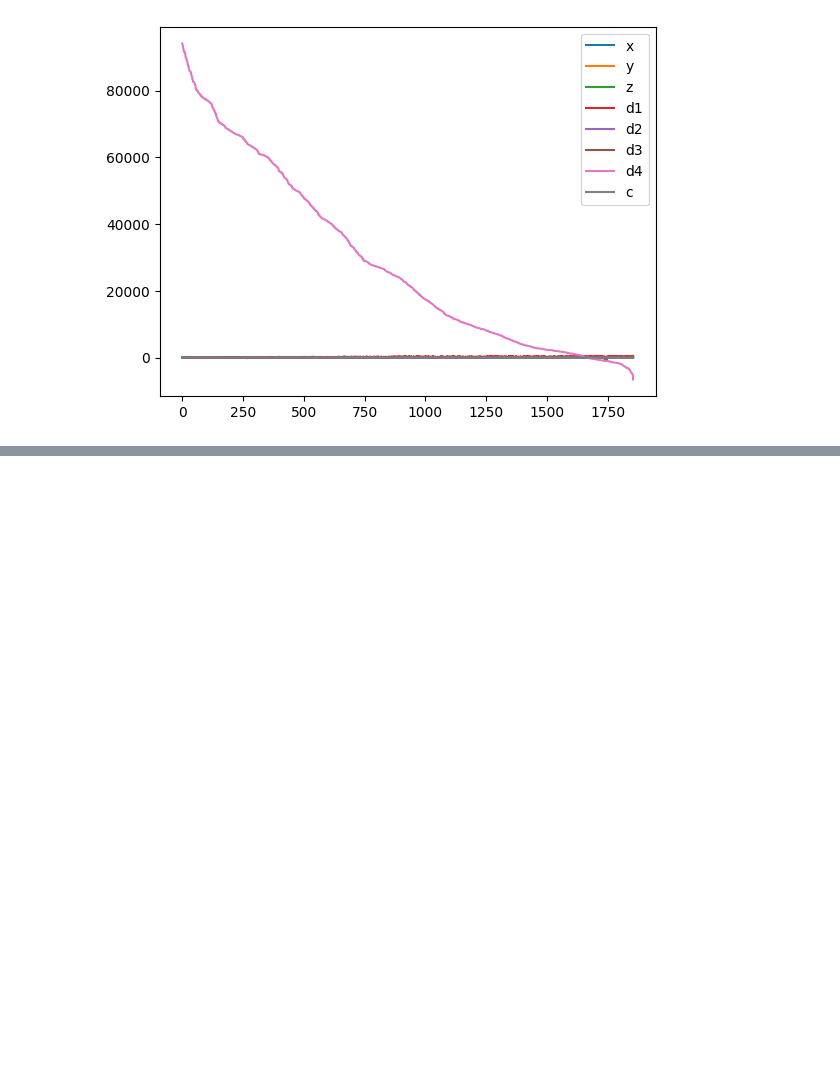
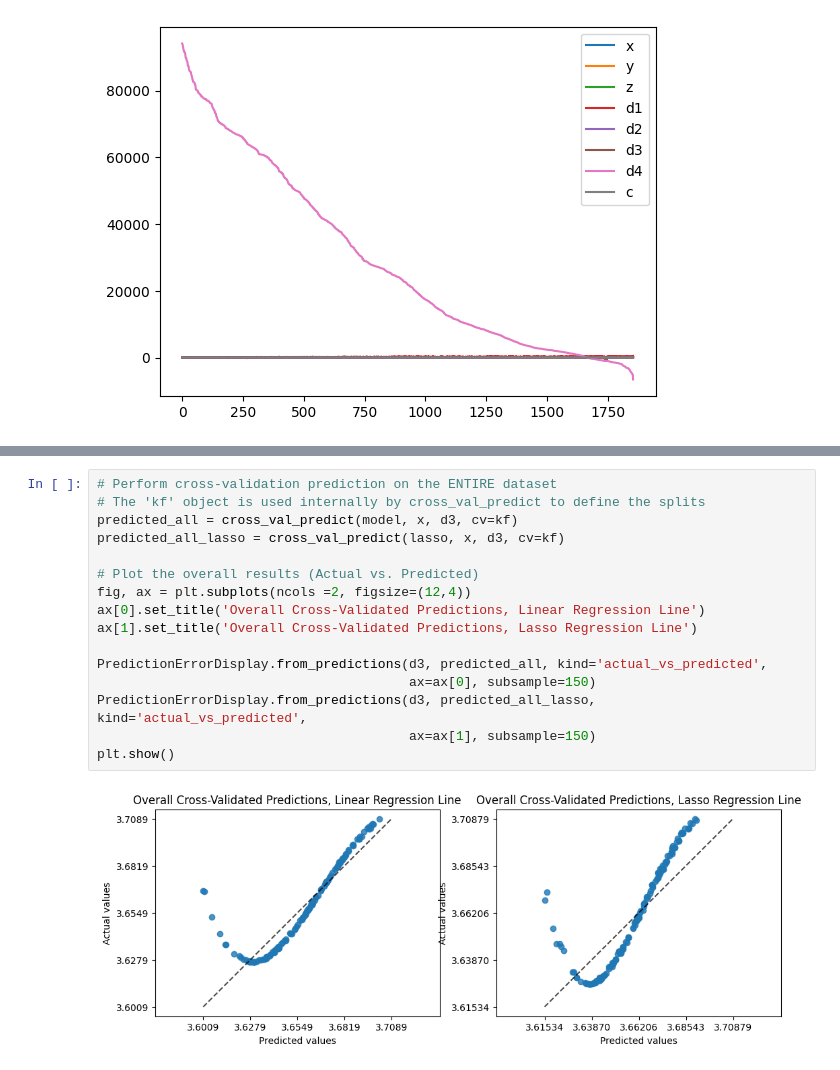
Before and after one commit to MikeyMorg/Assignment4_CS577, a Jupyter notebook: src/assignment4-2.ipynb, the cells around one changed output, grey strips where cells are left out. Drawn from its saved outputs; the diff is of its cells as text; blank space fills up the shorter version.

```diff
--- a/src/assignment4-2.ipynb
+++ b/src/assignment4-2.ipynb
@@ -148,0 +190,18 @@ plt.show()
+# %%
+# Perform cross-validation prediction on the ENTIRE dataset
+# The 'kf' object is used internally by cross_val_predict to define the splits
+predicted_all = cross_val_predict(model, x, d3, cv=kf)
+predicted_all_lasso = cross_val_predict(lasso, x, d3, cv=kf)
+
+# Plot the overall results (Actual vs. Predicted)
+fig, ax = plt.subplots(ncols =2, figsize=(12,4))
+ax[0].set_title('Overall Cross-Validated Predictions, Linear Regression Line')
+ax[1].set_title('Overall Cross-Validated Predictions, Lasso Regression Line')
+
+PredictionErrorDisplay.from_predictions(d3, predicted_all, kind='actual_vs_predicted',
+                                        ax=ax[0], subsample=150)
+PredictionErrorDisplay.from_predictions(d3, predicted_all_lasso, kind='actual_vs_predicted',
+                                        ax=ax[1], subsample=150)
+plt.show()
+# %% [output]
+[figure, added]
```
Also changed, not shown: parts of 9 cells of this notebook.
